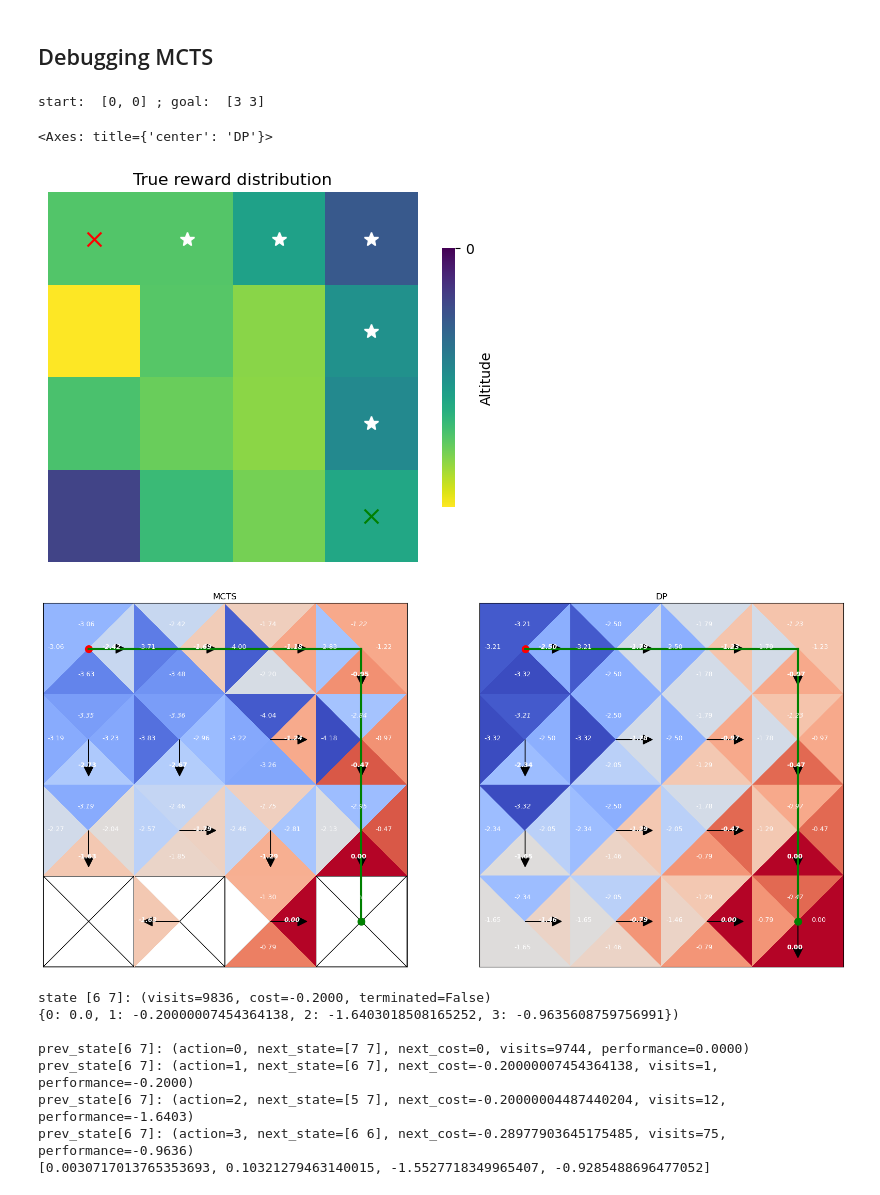
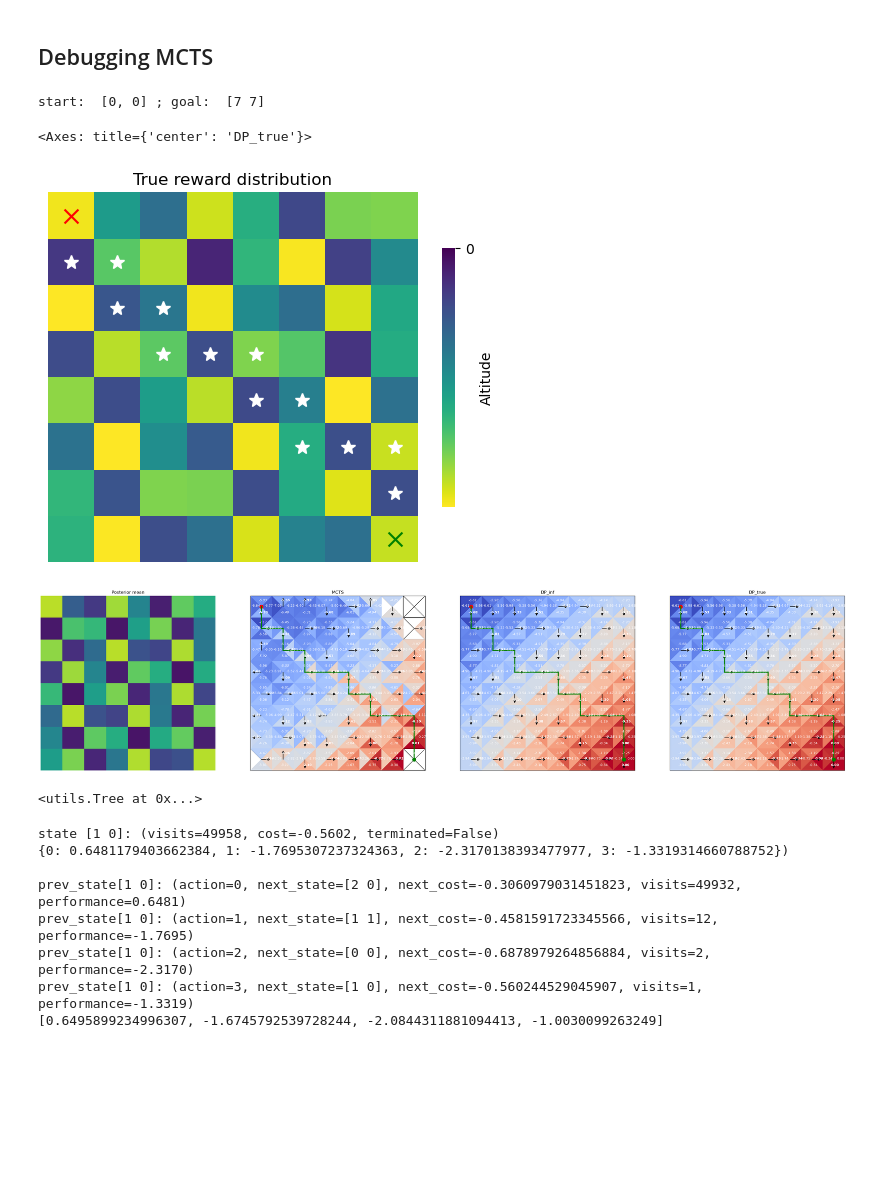
Before and after one commit to tgham/context_exploration, a Jupyter notebook: GP_worlds.ipynb, the cells around one changed output. Saved outputs shown, nothing was run; the diff lists cells and outputs as text; code cells hidden in the pictures; blank space fills up the shorter version.

```diff
--- a/GP_worlds.ipynb
+++ b/GP_worlds.ipynb
@@ -1156,12 +1176,13 @@ TtestResult(statistic=1.8737804876758644, pvalue=0.20181896265238666, df=2)
 # %% [markdown]
 ## Debugging MCTS
 # %%
-N=4
+N=8
 true_k = 'rbf'
-# true_k = 'rbf_x'
+true_k = 'rbf_x'
+true_k = 'periodic_x'
 inf_k = 'known'
 known_costs=True
-r_noise = 0
+r_noise = 0.05
 env = make_env(N, None, 'cityblock', true_k, inf_k, known_costs, render_mode='plot', r_noise=r_noise)
 env.reset()
 
@@ -1184,33 +1205,42 @@ discount = 0.95
 expl = np.sqrt(2)
 expl = 2
 MCTS = MonteCarloTreeSearch(env=env_copy, tree=tree, exploration_constant=expl, discount_factor=discount)
-n_trees = 10000
+n_trees = 1000
 assert MCTS.env.sim == True
 assert env_copy.sim==True
 action = MCTS.search(tree, n_trees)
 print()
 tree_q = tree.action_tree()
 # %% [output]
-start:  [0, 0] ; goal:  [3 3]
+start:  [0, 0] ; goal:  [7 7]
 # %%
 ## plot env
 ax = plt.subplot()
-plot_r(env.costs, ax = ax, title = 'True reward distribution', cbar=True)
+costs = env_copy.costs + env_copy.r_noise*np.random.randn(N,N)
+plot_r(costs, ax = ax, title = 'True reward distribution', cbar=True)
 plt.scatter(info['agent'][1]+0.5, info['agent'][0]+0.5, c = 'r', s = 100, marker = 'x')
 plt.scatter(info['target'][1]+0.5, info['target'][0]+0.5, c = 'g', s = 100, marker = 'x')
 plot_traj([env.o_traj], ax = ax)
 
 ## plot MCTS tree along with DP Q values
-fig, axs = plt.subplots(1,2, figsize = (20,10))
-plot_action_tree(tree_q, info['agent'], info['target'], ax = axs[0], title='MCTS')
-plot_action_tree(env.Q_inf, env.get_obs()['agent'], env.get_obs()['target'], ax=axs[1], title = 'DP')
+fig, axs = plt.subplots(1,4, figsize = (40,10))
+pred = env.posterior_mean.reshape(N,N) + np.sqrt(env.posterior_var.reshape(N,N)) * env.expl_beta
+pred += np.sqrt(env.posterior_var.reshape(N,N)) * env.expl_beta
+plot_r(pred, ax = axs[0], title = 'Posterior mean', cbar=False)
+plot_action_tree(tree_q, info['agent'], info['target'], ax = axs[1], title='MCTS' )
+plot_action_tree(env.Q_inf, env.get_obs()['agent'], env.get_obs()['target'], ax=axs[2], title = 'DP_inf')
+plot_action_tree(env.Q_true, env.get_obs()['agent'], env.get_obs()['target'], ax=axs[3], title = 'DP_true')
 # %% [output]
-<Axes: title={'center': 'DP'}>
+<Axes: title={'center': 'DP_true'}>
-[figure, old version]
+[figure, new version]
-[figure, old version]
+[figure, new version]
+# %%
+tree
+# %% [output]
+<utils.Tree at 0x...>
 # %%
 # tree.show()
-s = '[6 7]'
+s = '[1 0]'
 # tree.nodes[s].action_leaves[0].prev_state
 node = tree.nodes[s]
 print(node)
@@ -1225,14 +1255,14 @@ print(UCTs)
 
 # print('UCT, action ', a, ': ', state.action_leaves[a].performance, '; visits: ', state.action_leaves[a].n_visits)
 # %% [output]
-state [6 7]: (visits=9836, cost=-0.2000, terminated=False)
-{0: 0.0, 1: -0.20000007454364138, 2: -1.6403018508165252, 3: -0.9635608759756991})
+state [1 0]: (visits=49958, cost=-0.5602, terminated=False)
+{0: 0.6481179403662384, 1: -1.7695307237324363, 2: -2.3170138393477977, 3: -1.3319314660788752})
 
-prev_state[6 7]: (action=0, next_state=[7 7], next_cost=0, visits=9744, performance=0.0000)
-prev_state[6 7]: (action=1, next_state=[6 7], next_cost=-0.20000007454364138, visits=1, performance=-0.2000)
-prev_state[6 7]: (action=2, next_state=[5 7], next_cost=-0.20000004487440204, visits=12, performance=-1.6403)
-prev_state[6 7]: (action=3, next_state=[6 6], next_cost=-0.28977903645175485, visits=75, performance=-0.9636)
-[0.0030717013765353693, 0.10321279463140015, -1.5527718349965407, -0.9285488696477052]
+prev_state[1 0]: (action=0, next_state=[2 0], next_cost=-0.3060979031451823, visits=49932, performance=0.6481)
+prev_state[1 0]: (action=1, next_state=[1 1], next_cost=-0.4581591723345566, visits=12, performance=-1.7695)
+prev_state[1 0]: (action=2, next_state=[0 0], next_cost=-0.6878979264856884, visits=2, performance=-2.3170)
+prev_state[1 0]: (action=3, next_state=[1 0], next_cost=-0.560244529045907, visits=1, performance=-1.3319)
+[0.6495899234996307, -1.6745792539728244, -2.0844311881094413, -1.0030099263249]
 # %%
  ## create inner loop copy of env
 N=5
```
Also changed, not shown: parts of 15 cells of this notebook, 1 other file.
